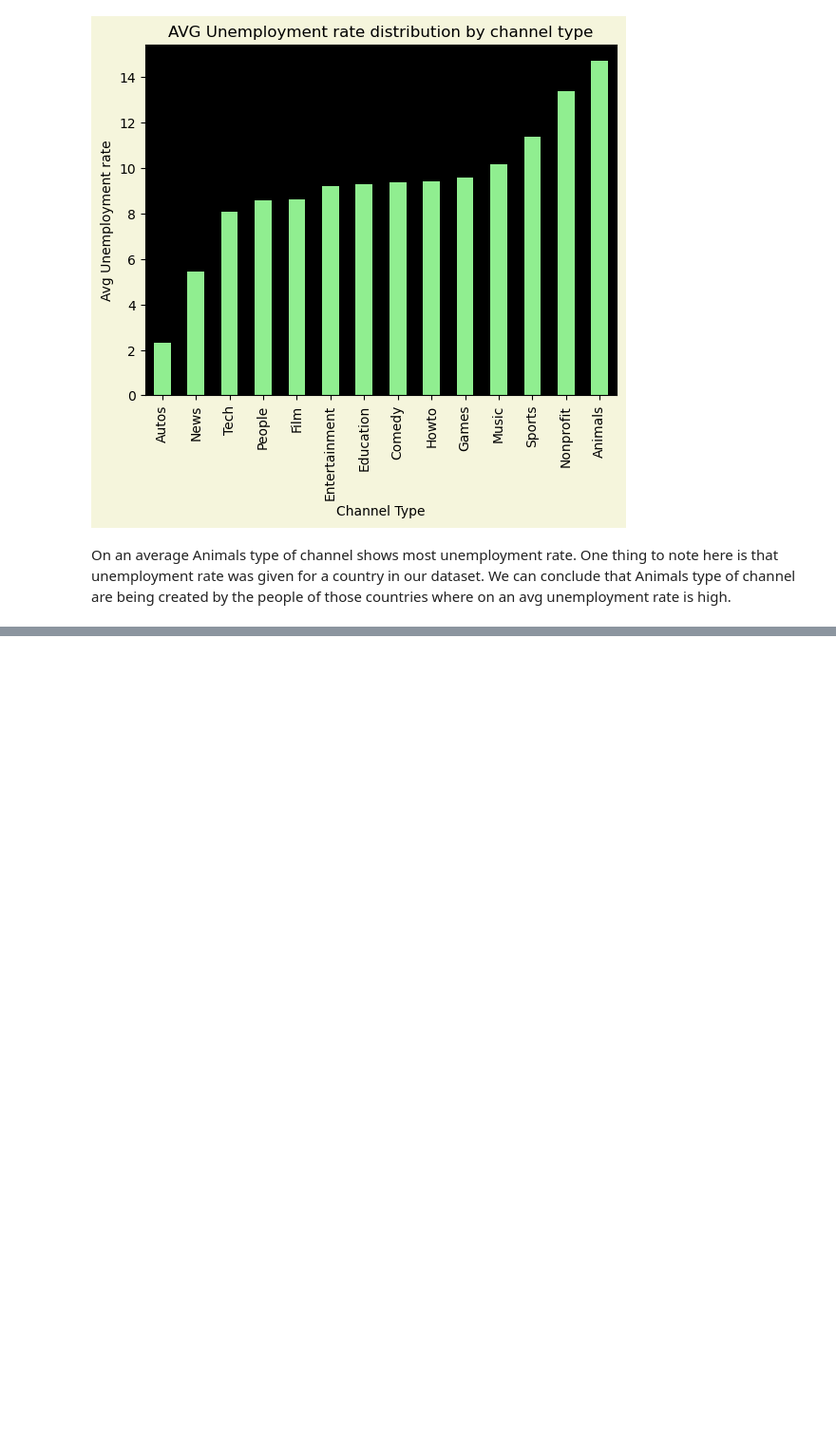
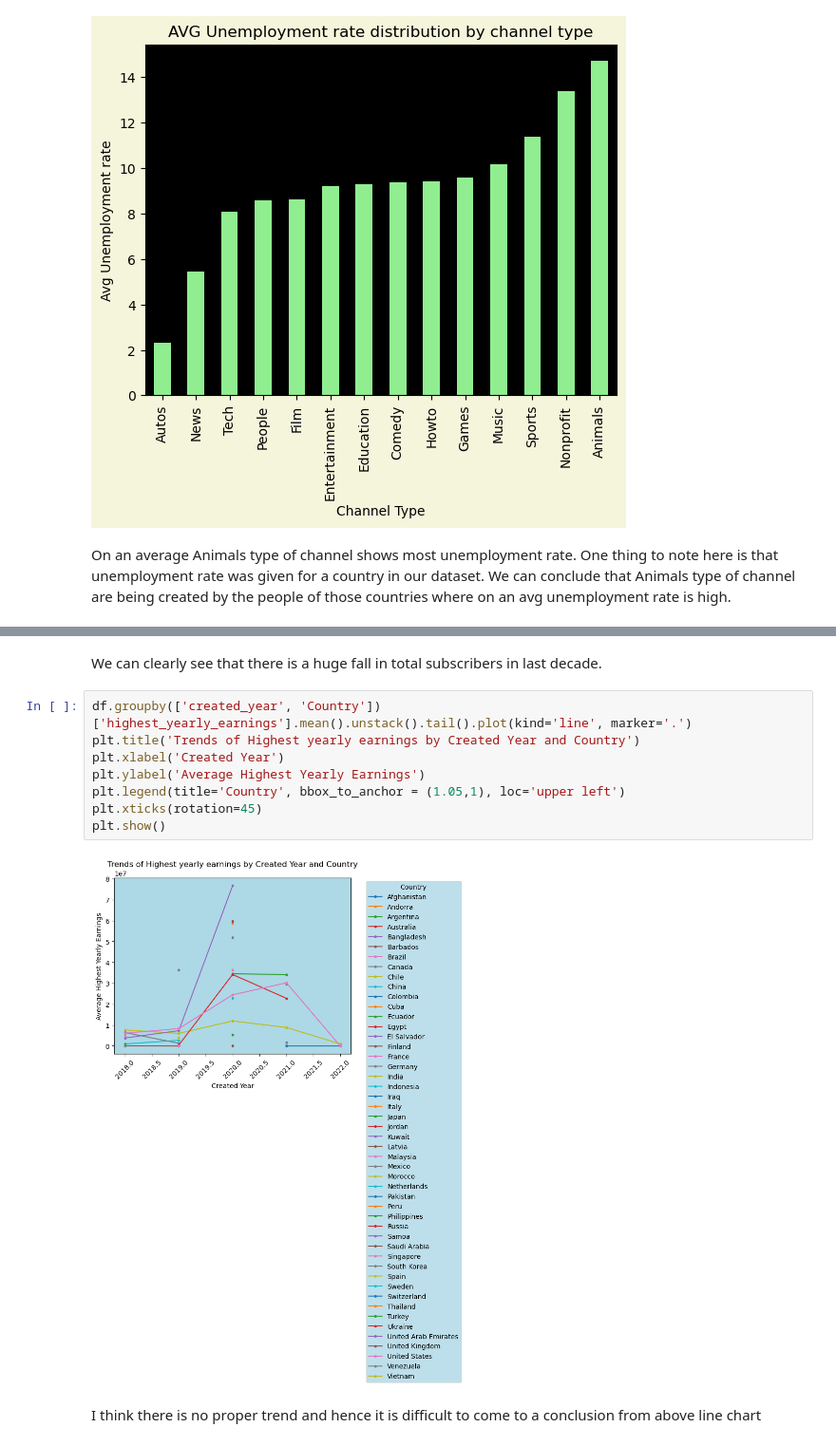
Before and after one commit to parashardevesh/data_analysis_and_ml, a Jupyter notebook: YouTube Statistics/Notebook.ipynb, the cells around one changed output, grey strips where cells are left out. Shown at 95% size. Drawn from its saved outputs; the diff is of its cells as text; blank space fills up the shorter version.

```diff
--- a/YouTube Statistics/Notebook.ipynb
+++ b/YouTube Statistics/Notebook.ipynb
@@ -449,0 +478,14 @@ On an average Animals type of channel shows most unemployment rate. One thing to
+# %% [markdown]
+We can clearly see that there is a huge fall in total subscribers in last decade.
+# %%
+df.groupby(['created_year', 'Country'])['highest_yearly_earnings'].mean().unstack().tail().plot(kind='line', marker='.')
+plt.title('Trends of Highest yearly earnings by Created Year and Country')
+plt.xlabel('Created Year')
+plt.ylabel('Average Highest Yearly Earnings')
+plt.legend(title='Country', bbox_to_anchor = (1.05,1), loc='upper left')
+plt.xticks(rotation=45)
+plt.show()
+# %% [output]
+[figure, added]
+# %% [markdown]
+I think there is no proper trend and hence it is difficult to come to a conclusion from above line chart
```
Also changed, not shown: parts of 8 cells of this notebook.
